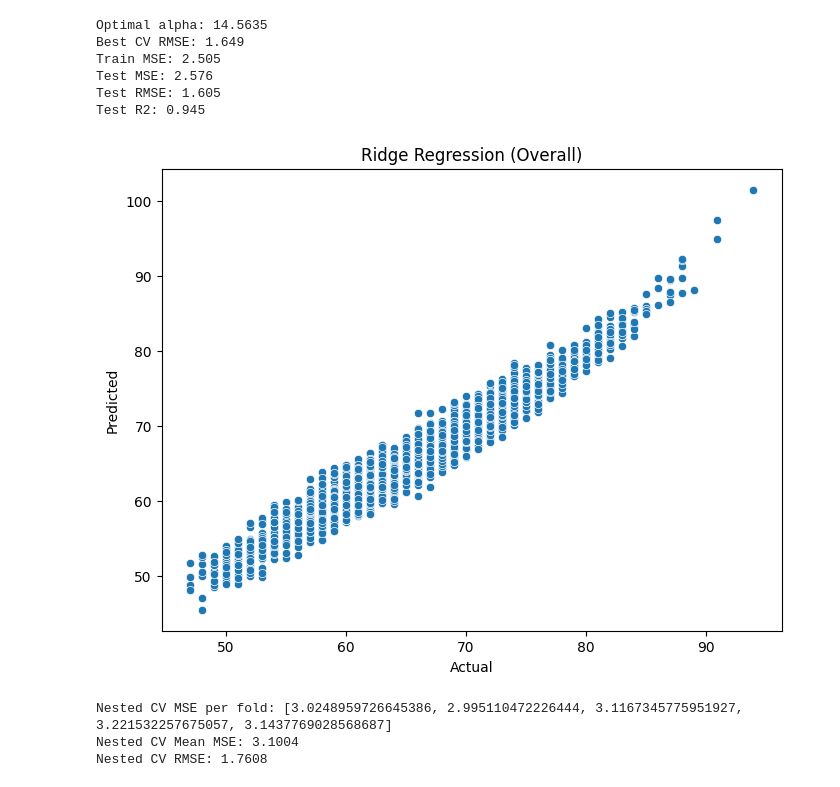
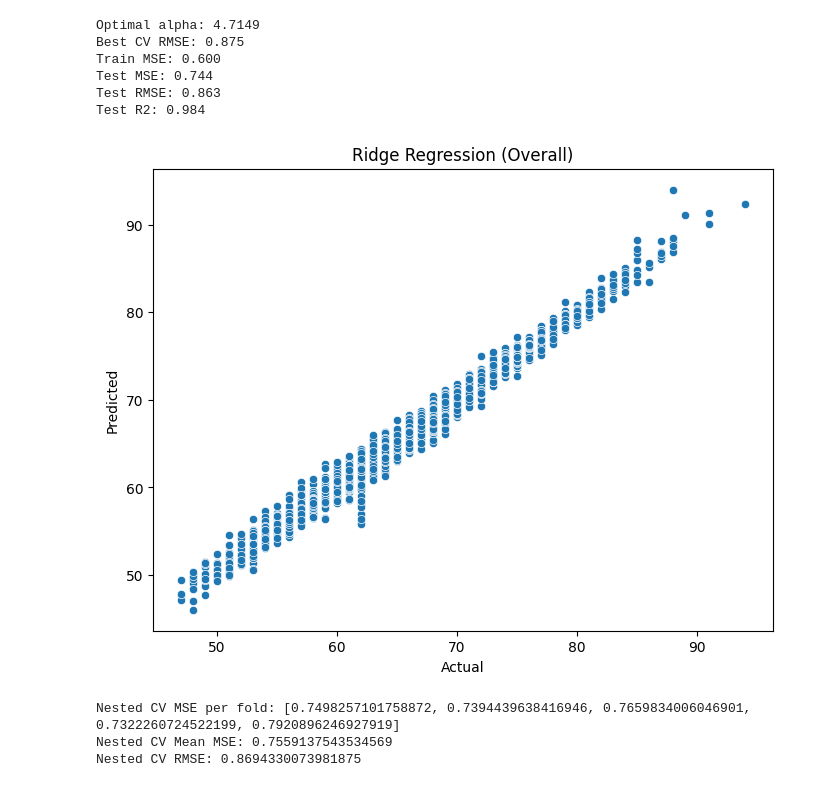
Before and after one commit to bunjiro1213/fifa-rating-analysis, a Jupyter notebook: models/ridge.ipynb, the cells around one changed output. Drawn from its saved outputs; the diff is of its cells as text; code cells hidden in the pictures.

Commit message:
added neural networks, polynomial features, and nested cv

```diff
--- a/models/ridge.ipynb
+++ b/models/ridge.ipynb
@@ -38,6 +38,7 @@ numeric_cols = X.columns.difference(categorical_cols)
 # Transformers with imputation
 numeric_transformer = Pipeline(steps=[
     ('imputer', KNNImputer(n_neighbors=5)),
+    ('poly', PolynomialFeatures(degree=2, include_bias=False, interaction_only=True)),
     ('scaler', StandardScaler())
 ])
 
@@ -74,40 +75,40 @@ grid = GridSearchCV(
     cv=5,
     n_jobs=-1,
     refit=True
 )
 grid.fit(X_train, y_train)
 
 best_model = grid.best_estimator_
 best_alpha = grid.best_params_['ridge__alpha']
 best_cv_rmse = (-grid.best_score_) ** 0.5
 print(f"Optimal alpha: {best_alpha:.4f}")
 print(f"Best CV RMSE: {best_cv_rmse:.3f}")
 
 # Evaluate
 y_pred_train = best_model.predict(X_train)
 y_pred_test = best_model.predict(X_test)
 train_mse = mean_squared_error(y_train, y_pred_train)
 test_mse = mean_squared_error(y_test, y_pred_test)
 print(f"Train MSE: {train_mse:.3f}")
 print(f"Test MSE: {test_mse:.3f}")
 print(f"Test RMSE: {np.sqrt(test_mse):.3f}")
 print(f"Test R2: {r2_score(y_test, y_pred_test):.3f}")
 
 # Plot predictions vs actual
 plt.figure(figsize=(8, 6))
 sns.scatterplot(x=y_test, y=y_pred_test)
 plt.xlabel("Actual")
 plt.ylabel("Predicted")
 plt.title(f"Ridge Regression ({target_col})")
 plt.show()
 # %% [output]
-Optimal alpha: 14.5635
-Best CV RMSE: 1.649
-Train MSE: 2.505
-Test MSE: 2.576
-Test RMSE: 1.605
-Test R2: 0.945
+Optimal alpha: 4.7149
+Best CV RMSE: 0.875
+Train MSE: 0.600
+Test MSE: 0.744
+Test RMSE: 0.863
+Test R2: 0.984
-[figure, old version]
+[figure, new version]
 # %%
 outer_cv = KFold(n_splits=5, shuffle=True, random_state=42)
 
@@ -132,6 +133,6 @@ print(f"Nested CV MSE per fold: {nested_mse_scores}")
 print(f"Nested CV Mean MSE: {np.mean(nested_mse_scores)}")
 print(f"Nested CV RMSE: {np.sqrt(np.mean(nested_mse_scores))}")
 # %% [output]
-Nested CV MSE per fold: [3.0248959726645386, 2.995110472226444, 3.1167345775951927, 3.221532257675057, 3.1437769028568687]
-Nested CV Mean MSE: 3.1004
-Nested CV RMSE: 1.7608
+Nested CV MSE per fold: [0.7498257101758872, 0.7394439638416946, 0.7659834006046901, 0.7322260724522199, 0.7920896246927919]
+Nested CV Mean MSE: 0.7559137543534569
+Nested CV RMSE: 0.8694330073981875
```
Also changed, not shown: parts of 1 cell of this notebook, 4 other files.
